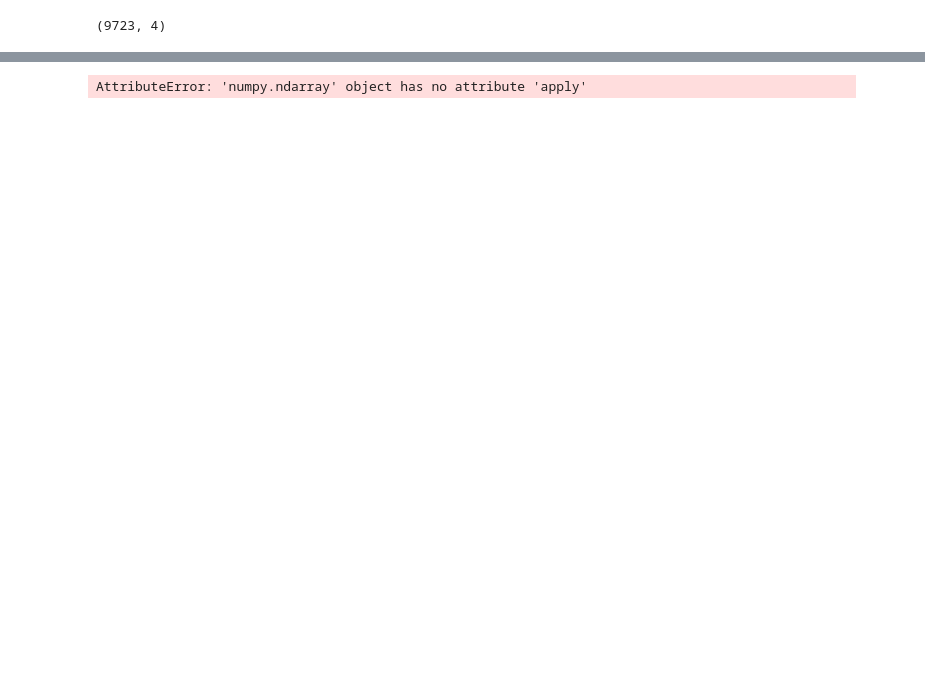
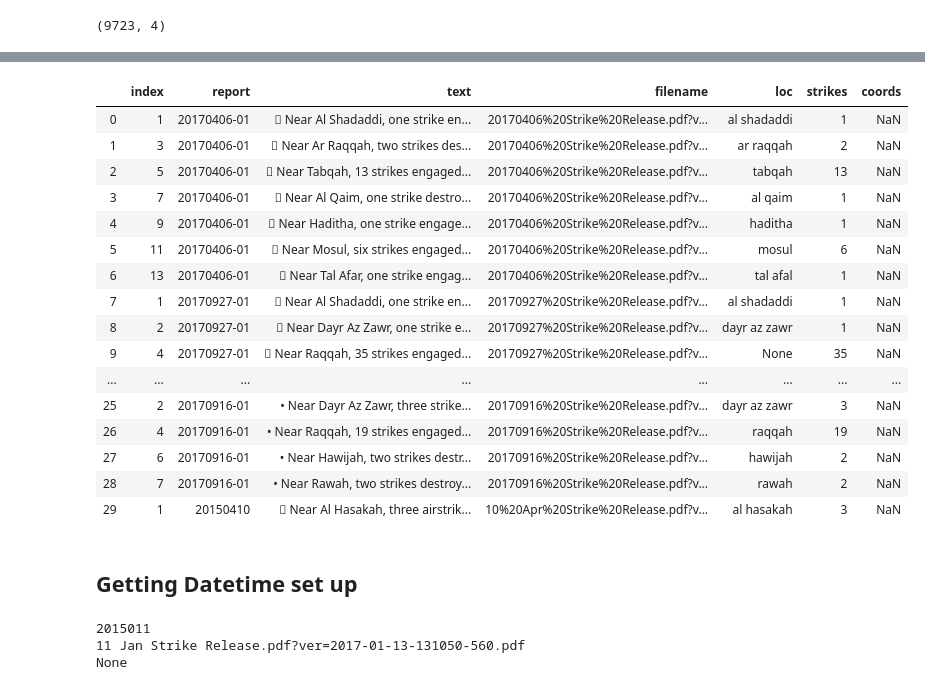
Before and after one commit to lovettbarron/CJTF-OIR-strike-report, a Jupyter notebook: test-scrape/03-interpret-to-table.ipynb, the cells around one changed output, grey strips where cells are left out. Cells and saved outputs as stored; diff of their text form; code cells hidden in the pictures; blank space fills up the shorter version.

```diff
--- a/test-scrape/03-interpret-to-table.ipynb
+++ b/test-scrape/03-interpret-to-table.ipynb
@@ -111,0 +77,6 @@ Name: strikes, Length: 9723, dtype: object>
+# %%
+locdf=pd.DataFrame(df["loc"].unique(),columns=["city"])
+# %%
+locdf.fillna(value=pd.np.nan, inplace=True)
+locdf.dropna(inplace=True)
+locdf.head(10)
@@ -111,0 +95,12 @@ Name: strikes, Length: 9723, dtype: object>
+# %%
+def g(t):
+    l=geolocator.geocode(t,timeout = 10)
+    if l:
+        return [l.longitude, l.latitude]
+    else:
+        pd.np.nan
+
+geolocator = Nominatim()
+geolocator.country_bias = "SY"
+locdf["location"] = locdf.apply(lambda x: g(x["city"]), axis=1 )
+locdf
@@ -116,6 +148,24 @@ AttributeError: 'Location' object has no attribute 'head'
-# %%
-geolocator = Nominatim()
-areas["loc"] = areas.apply(lambda x: geolocator.geocode(x["loc"]+','+ "SY"), axis=1 )
-df.head
-# %% [output]
-AttributeError: 'numpy.ndarray' object has no attribute 'apply'
+# %%
+df["coords"] = df.apply(lambda x: locdf.loc[locdf['city'] == x["loc"]]["location"], axis=1)
+# %%
+df.head(30)
+# %% [output]
+|  | index | report | text | filename | loc | strikes | coords |
+| 0 | 1 | 20170406-01 |  Near Al Shadaddi, one strike en... | 20170406%20Strike%20Release.pdf?v... | al shadaddi | 1 | NaN |
+| 1 | 3 | 20170406-01 |  Near Ar Raqqah, two strikes des... | 20170406%20Strike%20Release.pdf?v... | ar raqqah | 2 | NaN |
+| 2 | 5 | 20170406-01 |  Near Tabqah, 13 strikes engaged... | 20170406%20Strike%20Release.pdf?v... | tabqah | 13 | NaN |
+| 3 | 7 | 20170406-01 |  Near Al Qaim, one strike destro... | 20170406%20Strike%20Release.pdf?v... | al qaim | 1 | NaN |
+| 4 | 9 | 20170406-01 |  Near Haditha, one strike engage... | 20170406%20Strike%20Release.pdf?v... | haditha | 1 | NaN |
+| 5 | 11 | 20170406-01 |  Near Mosul, six strikes engaged... | 20170406%20Strike%20Release.pdf?v... | mosul | 6 | NaN |
+| 6 | 13 | 20170406-01 |  Near Tal Afar, one strike engag... | 20170406%20Strike%20Release.pdf?v... | tal afal | 1 | NaN |
+| 7 | 1 | 20170927-01 |  Near Al Shadaddi, one strike en... | 20170927%20Strike%20Release.pdf?v... | al shadaddi | 1 | NaN |
+| 8 | 2 | 20170927-01 |  Near Dayr Az Zawr, one strike e... | 20170927%20Strike%20Release.pdf?v... | dayr az zawr | 1 | NaN |
+| 9 | 4 | 20170927-01 |  Near Raqqah, 35 strikes engaged... | 20170927%20Strike%20Release.pdf?v... | None | 35 | NaN |
+| ... | ... | ... | ... | ... | ... | ... | ... |
+| 25 | 2 | 20170916-01 | • Near Dayr Az Zawr, three strike... | 20170916%20Strike%20Release.pdf?v... | dayr az zawr | 3 | NaN |
+| 26 | 4 | 20170916-01 | • Near Raqqah, 19 strikes engaged... | 20170916%20Strike%20Release.pdf?v... | raqqah | 19 | NaN |
+| 27 | 6 | 20170916-01 | • Near Hawijah, two strikes destr... | 20170916%20Strike%20Release.pdf?v... | hawijah | 2 | NaN |
+| 28 | 7 | 20170916-01 | • Near Rawah, two strikes destroy... | 20170916%20Strike%20Release.pdf?v... | rawah | 2 | NaN |
+| 29 | 1 | 20150410 |  Near Al Hasakah, three airstrik... | 10%20Apr%20Strike%20Release.pdf?v... | al hasakah | 3 | NaN |
+# %% [markdown]
+## Getting Datetime set up
@@ -121,0 +195,18 @@ AttributeError: 'numpy.ndarray' object has no attribute 'apply'
+# %%
+date_pattern = re.compile("([0-9]{4}\-[0-9]{2}\-[0-9]{2})")
+
+def extract_date(filename):
+    matches = re.search("([0-9]{2}\-[0-9]{2}\-[0-9]{4})", filename)
+    if matches:
+        return parse(matches.group(0))
+    else:
+        return None
+
+print(df.loc[539,"report"])
+print(df.loc[539,"filename"].replace("%20"," "))
+print(extract_date(df.loc[539,"filename"].replace("%20"," ")))
+#parse( ,fuzzy_with_tokens=True)
+# %% [output]
+2015011
+11 Jan Strike Release.pdf?ver=2017-01-13-131050-560.pdf
+None
```
Also changed, not shown: parts of 32 cells of this notebook, 2 other files.
